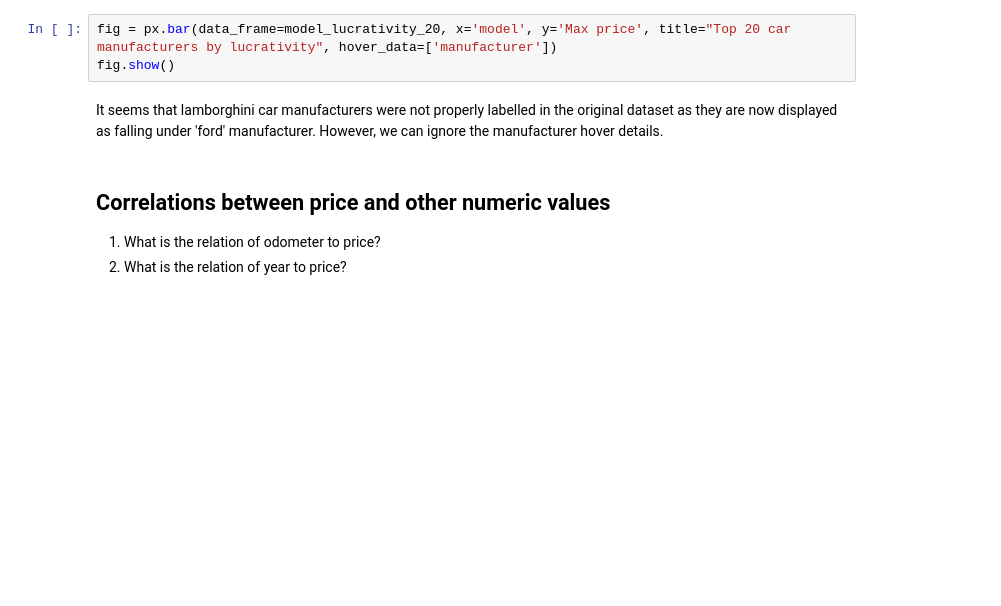
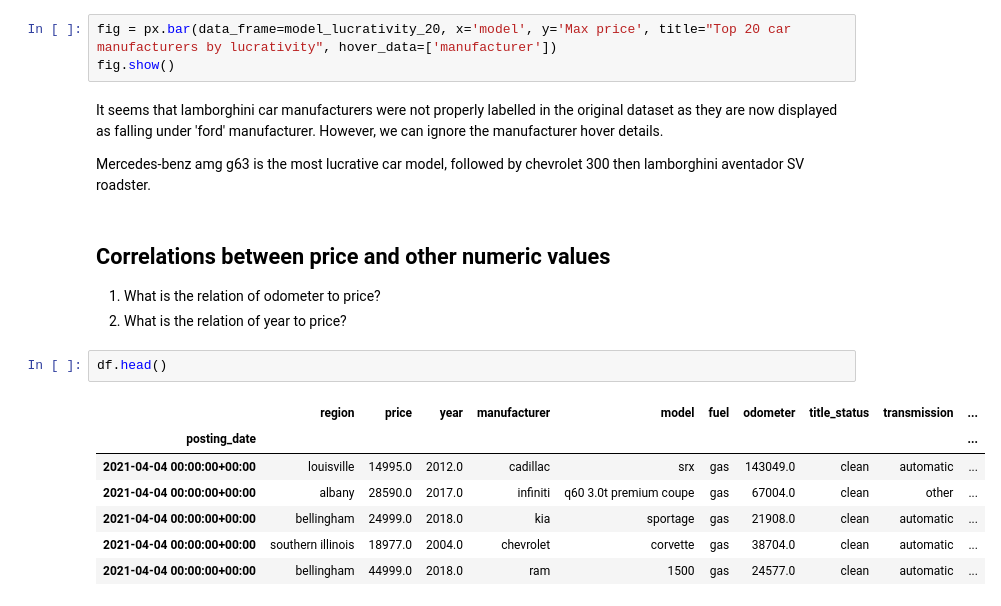
Before and after one commit to Nickimani/craigslist_used_vehicles_TSA, a Jupyter notebook: Code.ipynb, the cells around one changed output. Cells and saved outputs as stored; diff of their text form; blank space fills up the shorter version.

```diff
--- a/Code.ipynb
+++ b/Code.ipynb
@@ -735,8 +776,20 @@ fig = px.bar(data_frame=model_lucrativity_20, x='model', y='Max price', title="T
 fig.show()
 # %% [markdown]
 It seems that lamborghini car manufacturers were not properly labelled in the original dataset as they are now displayed as falling under 'ford' manufacturer. However, we can ignore the manufacturer hover details.
+
+Mercedes-benz amg g63 is the most lucrative car model, followed by chevrolet 300 then lamborghini aventador SV roadster.
 # %% [markdown]
 ## Correlations between price and other numeric values
 
 1. What is the relation of odometer to price?
 2. What is the relation of year to price?
+# %%
+df.head()
+# %% [output]
+|  | region | price | year | manufacturer | model | fuel | odometer | title_status | transmission | ... |
+| posting_date |  |  |  |  |  |  |  |  |  | ... |
+| 2021-04-04 00:00:00+00:00 | louisville | 14995.0 | 2012.0 | cadillac | srx | gas | 143049.0 | clean | automatic | ... |
+| 2021-04-04 00:00:00+00:00 | albany | 28590.0 | 2017.0 | infiniti | q60 3.0t premium coupe | gas | 67004.0 | clean | other | ... |
+| 2021-04-04 00:00:00+00:00 | bellingham | 24999.0 | 2018.0 | kia | sportage | gas | 21908.0 | clean | automatic | ... |
+| 2021-04-04 00:00:00+00:00 | southern illinois | 18977.0 | 2004.0 | chevrolet | corvette | gas | 38704.0 | clean | automatic | ... |
+| 2021-04-04 00:00:00+00:00 | bellingham | 44999.0 | 2018.0 | ram | 1500 | gas | 24577.0 | clean | automatic | ... |
```
Also changed, not shown: parts of 16 cells of this notebook.
